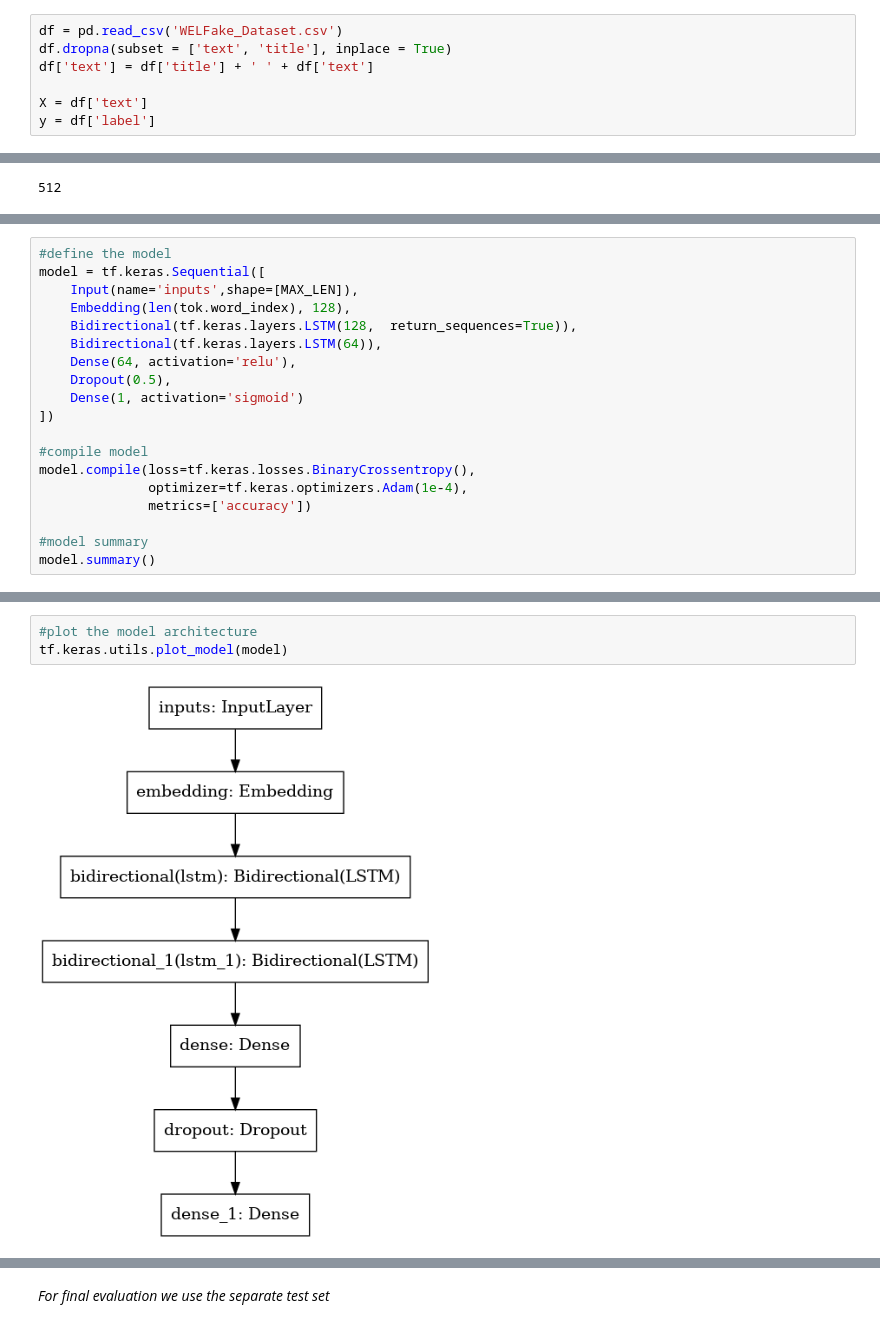
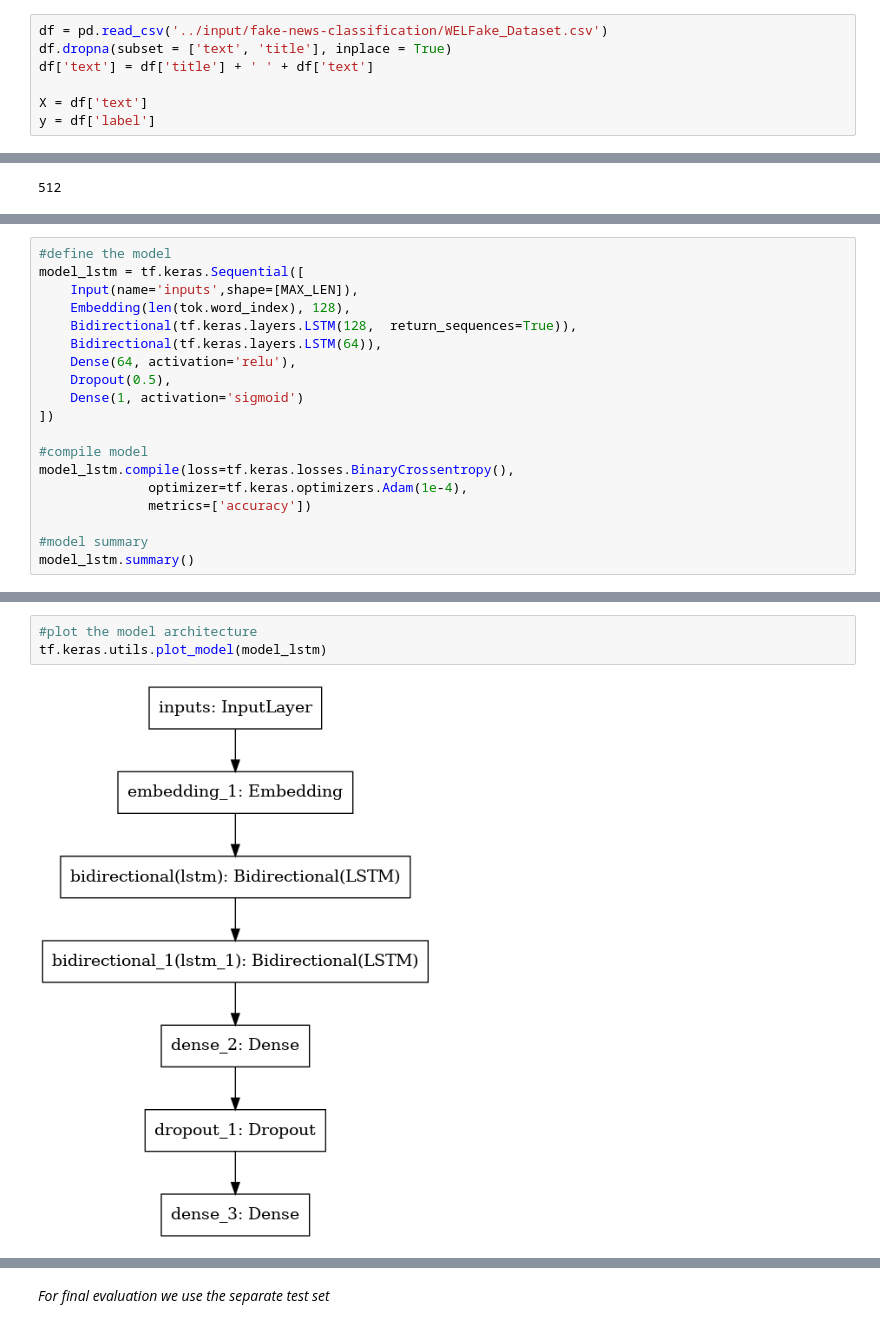
Before and after one commit to arshsinghphd/FakeNewsClassifier, a Jupyter notebook: fake-news-classifier.ipynb, the cells around one changed output, grey strips where cells are left out. Drawn from its saved outputs; the diff is of its cells as text.

```diff
--- a/fake-news-classifier.ipynb
+++ b/fake-news-classifier.ipynb
@@ -47,7 +45,7 @@ import collections
 tf.compat.v1.logging.set_verbosity(tf.compat.v1.logging.ERROR)
 SEED = 42
 # %%
-df = pd.read_csv('WELFake_Dataset.csv')
+df = pd.read_csv('../input/fake-news-classification/WELFake_Dataset.csv')
 df.dropna(subset = ['text', 'title'], inplace = True)
 df['text'] = df['title'] + ' ' + df['text']
 
@@ -153,6 +251,6 @@ X_train_seq.shape[1]
 # %%
 #define the model
-model = tf.keras.Sequential([
+model_lstm = tf.keras.Sequential([
     Input(name='inputs',shape=[MAX_LEN]),
     Embedding(len(tok.word_index), 128),
     Bidirectional(tf.keras.layers.LSTM(128,  return_sequences=True)),
@@ -163,10 +261,10 @@ model = tf.keras.Sequential([
 ])
 
 #compile model
-model.compile(loss=tf.keras.losses.BinaryCrossentropy(),
+model_lstm.compile(loss=tf.keras.losses.BinaryCrossentropy(),
               optimizer=tf.keras.optimizers.Adam(1e-4),
               metrics=['accuracy'])
 
 #model summary
-model.summary()
+model_lstm.summary()
 # %% [output]
@@ -205,6 +291,6 @@ _________________________________________________________________
 # %%
 #plot the model architecture
-tf.keras.utils.plot_model(model)
+tf.keras.utils.plot_model(model_lstm)
 # %% [output]
-[figure, old version]
+[figure, new version]
 # %% [markdown]
```
Also changed, not shown: parts of 24 cells of this notebook.
